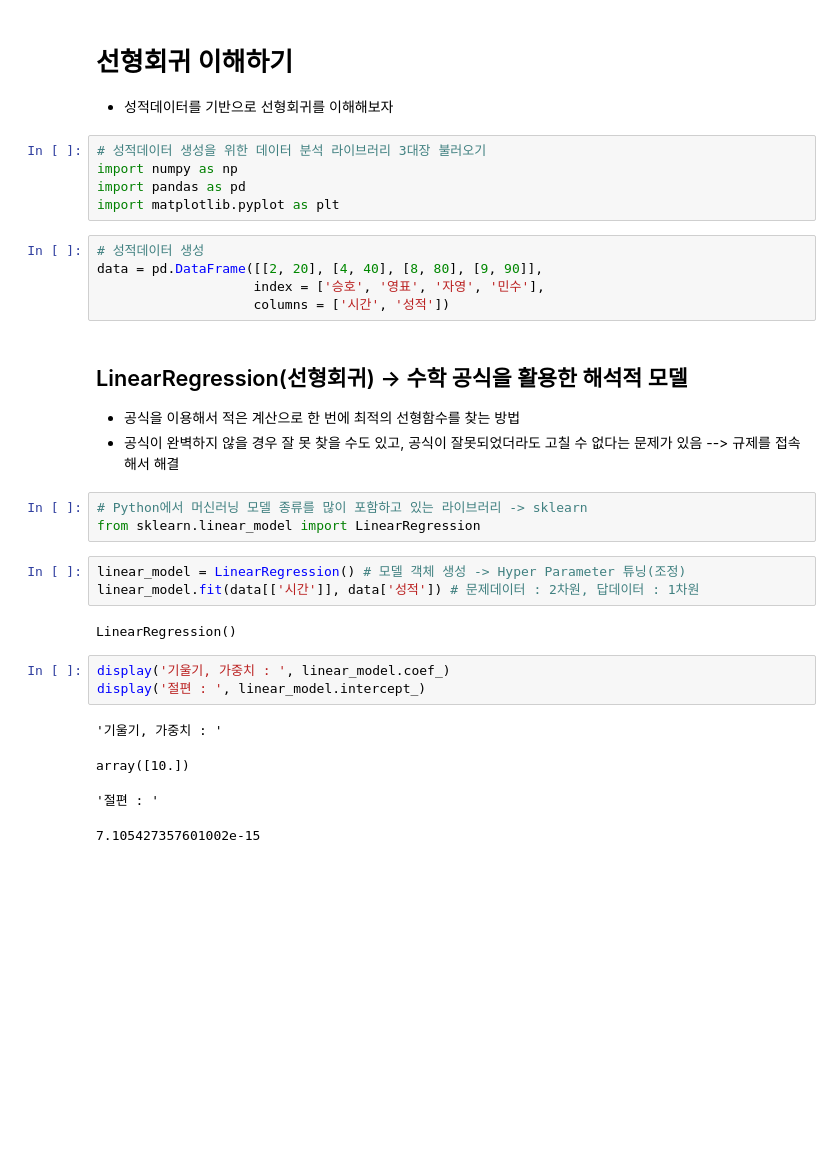
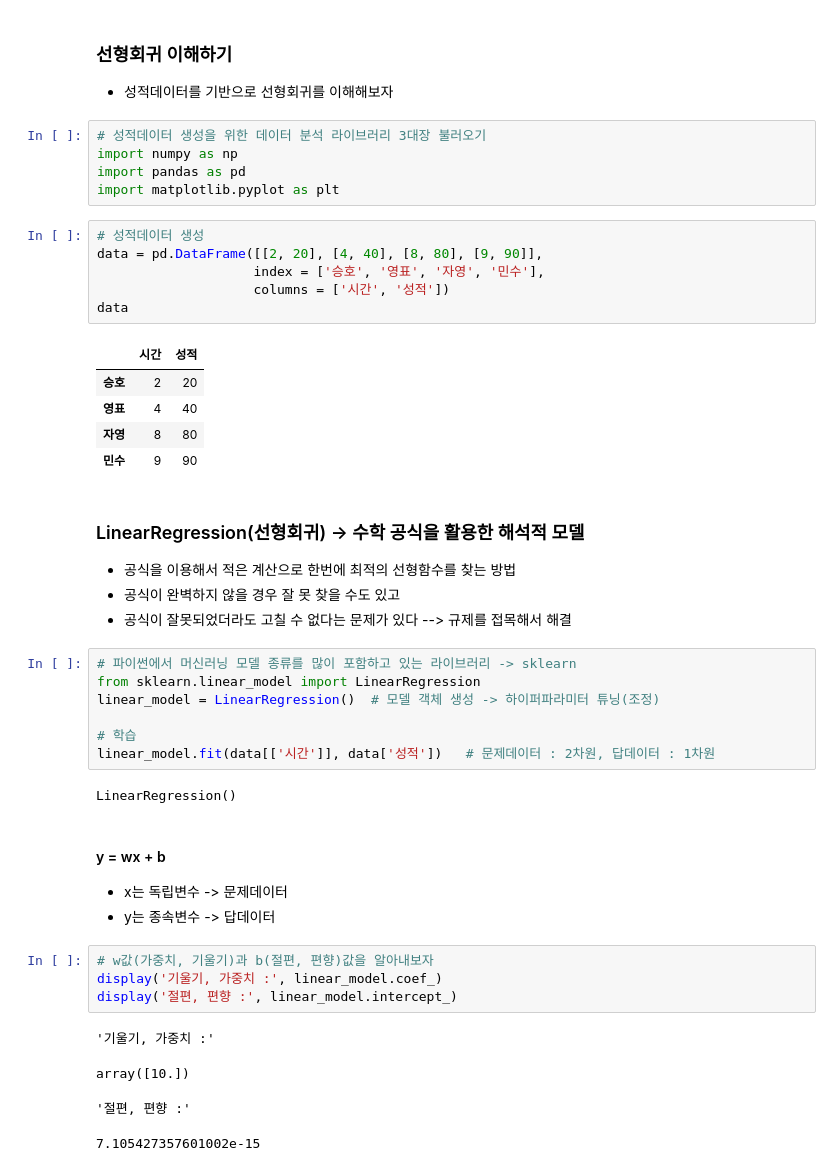
Before and after one commit to black4305/SMHRD-DeepLearning, a Jupyter notebook: 01.ML/EX01_Easy_LinearRegression.ipynb, the cells around one changed output. Cells and saved outputs as stored; diff of their text form; blank space fills up the shorter version.

```diff
--- a/01.ML/EX01_Easy_LinearRegression.ipynb
+++ b/01.ML/EX01_Easy_LinearRegression.ipynb
@@ -1,5 +1,5 @@
 # %% [markdown]
-# 선형회귀 이해하기
+### 선형회귀 이해하기
 - 성적데이터를 기반으로 선형회귀를 이해해보자
 # %%
 # 성적데이터 생성을 위한 데이터 분석 라이브러리 3대장 불러오기
@@ -9,26 +9,40 @@ import matplotlib.pyplot as plt
 # %%
 # 성적데이터 생성
 data = pd.DataFrame([[2, 20], [4, 40], [8, 80], [9, 90]],
                     index = ['승호', '영표', '자영', '민수'],
                     columns = ['시간', '성적'])
+data
+# %% [output]
+|  | 시간 | 성적 |
+| 승호 | 2 | 20 |
+| 영표 | 4 | 40 |
+| 자영 | 8 | 80 |
+| 민수 | 9 | 90 |
 # %% [markdown]
-## LinearRegression(선형회귀) -> 수학 공식을 활용한 해석적 모델
-- 공식을 이용해서 적은 계산으로 한 번에 최적의 선형함수를 찾는 방법
-- 공식이 완벽하지 않을 경우 잘 못 찾을 수도 있고, 공식이 잘못되었더라도 고칠 수 없다는 문제가 있음 --> 규제를 접속해서 해결
+### LinearRegression(선형회귀) -> 수학 공식을 활용한 해석적 모델
+- 공식을 이용해서 적은 계산으로 한번에 최적의 선형함수를 찾는 방법
+- 공식이 완벽하지 않을 경우 잘 못 찾을 수도 있고
+- 공식이 잘못되었더라도 고칠 수 없다는 문제가 있다 --> 규제를 접목해서 해결
 # %%
-# Python에서 머신러닝 모델 종류를 많이 포함하고 있는 라이브러리 -> sklearn
+# 파이썬에서 머신러닝 모델 종류를 많이 포함하고 있는 라이브러리 -> sklearn
 from sklearn.linear_model import LinearRegression
+linear_model = LinearRegression()  # 모델 객체 생성 -> 하이퍼파라미터 튜닝(조정)
+
+# 학습
+linear_model.fit(data[['시간']], data['성적'])   # 문제데이터 : 2차원, 답데이터 : 1차원
+# %% [output]
+LinearRegression()
-# %%
-linear_model = LinearRegression() # 모델 객체 생성 -> Hyper Parameter 튜닝(조정)
-linear_model.fit(data[['시간']], data['성적']) # 문제데이터 : 2차원, 답데이터 : 1차원
-# %% [output]
-LinearRegression()
+# %% [markdown]
+#### y = wx + b
+- x는 독립변수 -> 문제데이터
+- y는 종속변수 -> 답데이터
 # %%
-display('기울기, 가중치 : ', linear_model.coef_)
-display('절편 : ', linear_model.intercept_)
+# w값(가중치, 기울기)과 b(절편, 편향)값을 알아내보자
+display('기울기, 가중치 :', linear_model.coef_)
+display('절편, 편향 :', linear_model.intercept_)
 # %% [output]
-'기울기, 가중치 : '
+'기울기, 가중치 :'
 array([10.])
-'절편 : '
+'절편, 편향 :'
 7.105427357601002e-15
 # %%
```
Also changed, not shown: parts of 18 cells of this notebook, 9 other files.
